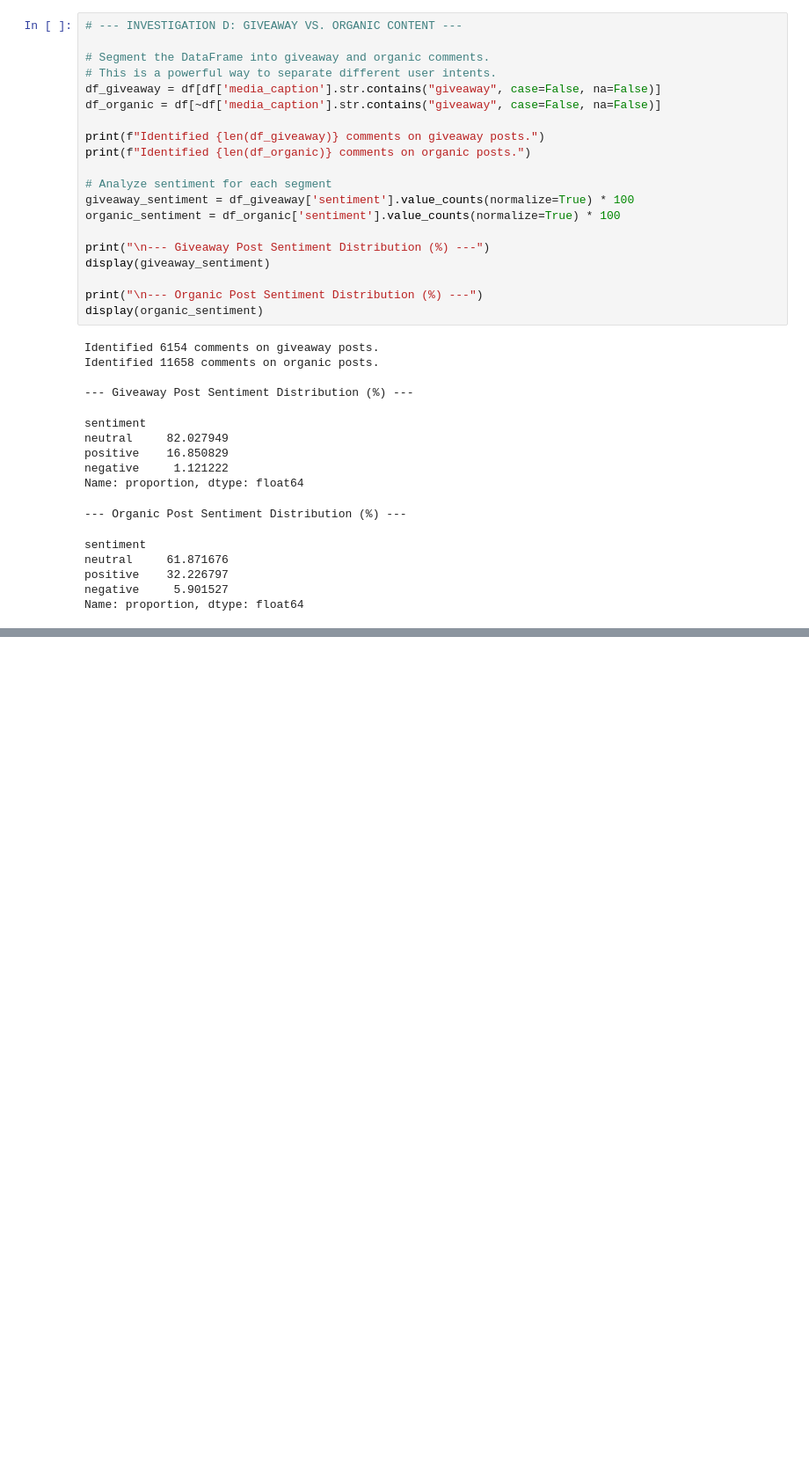
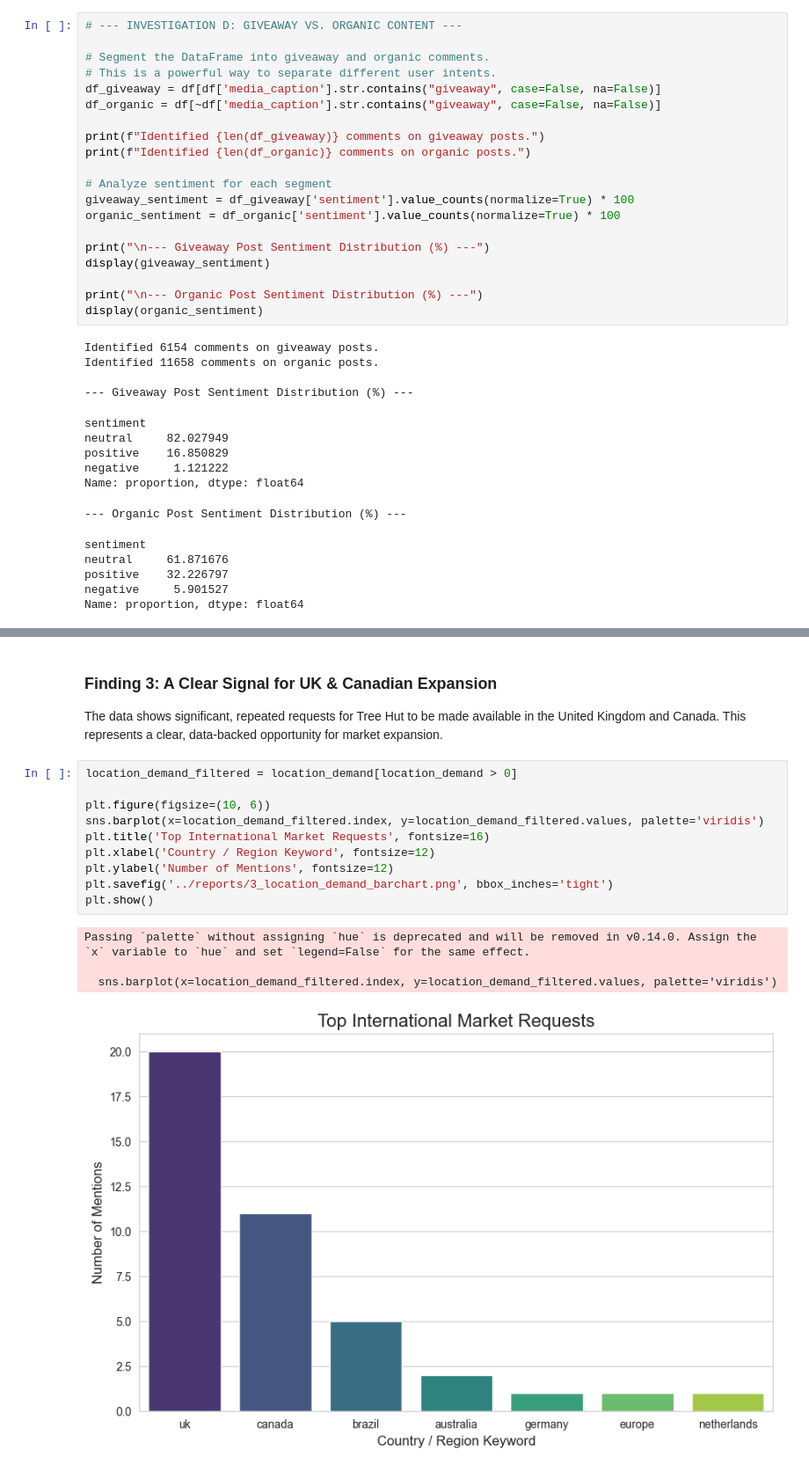
Before and after one commit to chuckfinca/demo-application, a Jupyter notebook: notebooks/analysis.ipynb, the cells around one changed output, grey strips where cells are left out. Shown at 88% size. Saved outputs shown, nothing was run; the diff lists cells and outputs as text; blank space fills up the shorter version.

```diff
--- a/notebooks/analysis.ipynb
+++ b/notebooks/analysis.ipynb
@@ -244,0 +259,19 @@ Name: proportion, dtype: float64
+# %% [markdown]
+### Finding 3: A Clear Signal for UK & Canadian Expansion
+
+The data shows significant, repeated requests for Tree Hut to be made available in the United Kingdom and Canada. This represents a clear, data-backed opportunity for market expansion.
+# %%
+location_demand_filtered = location_demand[location_demand > 0]
+
+plt.figure(figsize=(10, 6))
+sns.barplot(x=location_demand_filtered.index, y=location_demand_filtered.values, palette='viridis')
+plt.title('Top International Market Requests', fontsize=16)
+plt.xlabel('Country / Region Keyword', fontsize=12)
+plt.ylabel('Number of Mentions', fontsize=12)
+plt.savefig('../reports/3_location_demand_barchart.png', bbox_inches='tight')
+plt.show()
+# %% [output]
+Passing `palette` without assigning `hue` is deprecated and will be removed in v0.14.0. Assign the `x` variable to `hue` and set `legend=False` for the same effect.
+
+  sns.barplot(x=location_demand_filtered.index, y=location_demand_filtered.values, palette='viridis')
+[figure, added]
```
Also changed, not shown: parts of 11 cells of this notebook, 5 other files.
